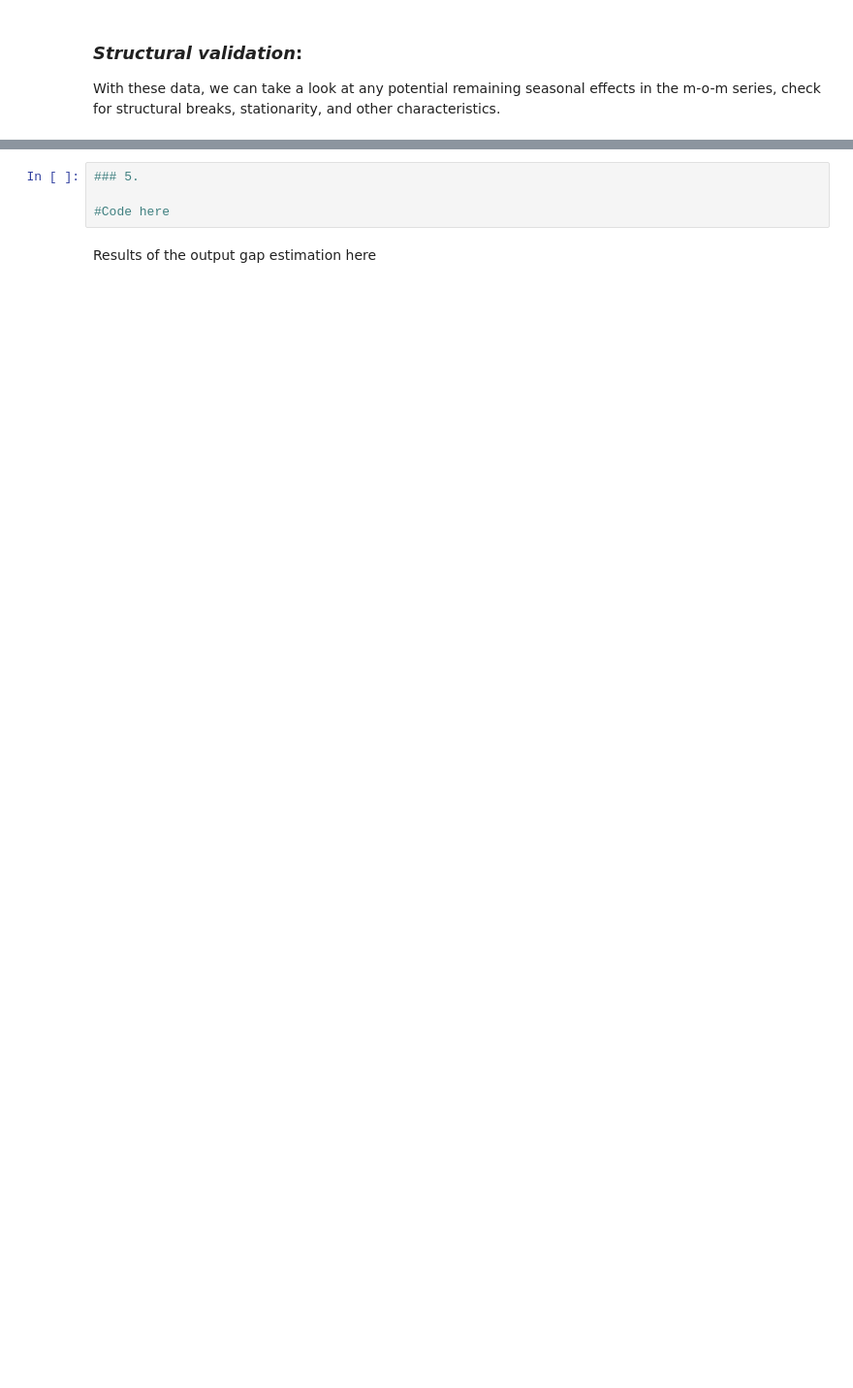
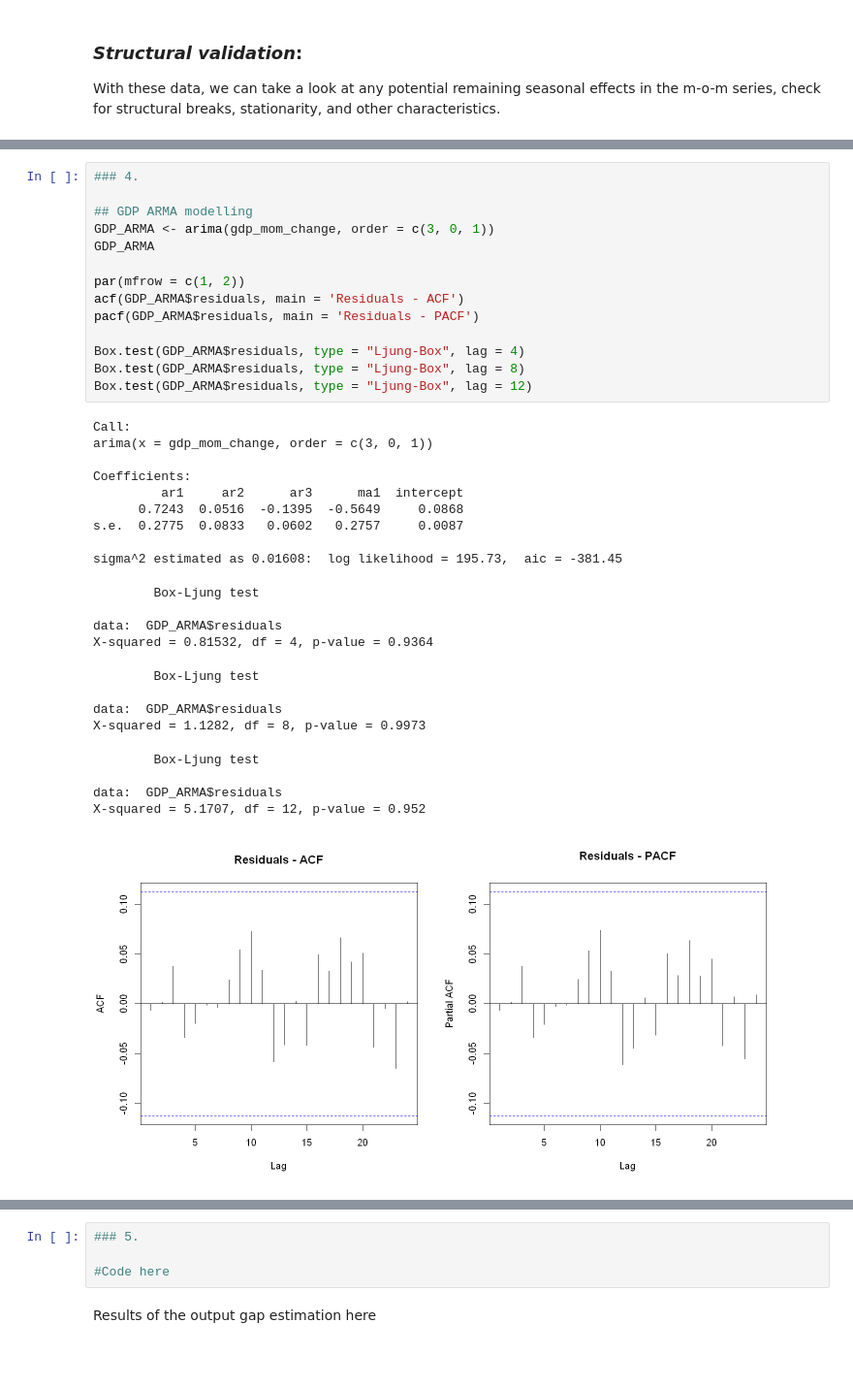
Before and after one commit to PetrCala/macro_tools_term_paper, a Jupyter notebook: code/cala_termpaper_main.ipynb, the cells around one changed output, grey strips where cells are left out. Shown at 97% size. Cells and saved outputs as stored; diff of their text form; blank space fills up the shorter version.

```diff
--- a/code/cala_termpaper_main.ipynb
+++ b/code/cala_termpaper_main.ipynb
@@ -187,0 +262,37 @@ The ACF and PACF plots for either series suggest a simple model should suffice,
+# %%
+### 4.
+
+## GDP ARMA modelling
+GDP_ARMA <- arima(gdp_mom_change, order = c(3, 0, 1))
+GDP_ARMA
+
+par(mfrow = c(1, 2))
+acf(GDP_ARMA$residuals, main = 'Residuals - ACF')
+pacf(GDP_ARMA$residuals, main = 'Residuals - PACF')
+
+Box.test(GDP_ARMA$residuals, type = "Ljung-Box", lag = 4)
+Box.test(GDP_ARMA$residuals, type = "Ljung-Box", lag = 8)
+Box.test(GDP_ARMA$residuals, type = "Ljung-Box", lag = 12)
+# %% [output]
+Call:
+arima(x = gdp_mom_change, order = c(3, 0, 1))
+
+Coefficients:
+         ar1     ar2      ar3      ma1  intercept
+      0.7243  0.0516  -0.1395  -0.5649     0.0868
+s.e.  0.2775  0.0833   0.0602   0.2757     0.0087
+
+sigma^2 estimated as 0.01608:  log likelihood = 195.73,  aic = -381.45
+        Box-Ljung test
+
+data:  GDP_ARMA$residuals
+X-squared = 0.81532, df = 4, p-value = 0.9364
+        Box-Ljung test
+
+data:  GDP_ARMA$residuals
+X-squared = 1.1282, df = 8, p-value = 0.9973
+        Box-Ljung test
+
+data:  GDP_ARMA$residuals
+X-squared = 5.1707, df = 12, p-value = 0.952
+[figure, added]
```
Also changed, not shown: parts of 18 cells of this notebook, 1 other file.
